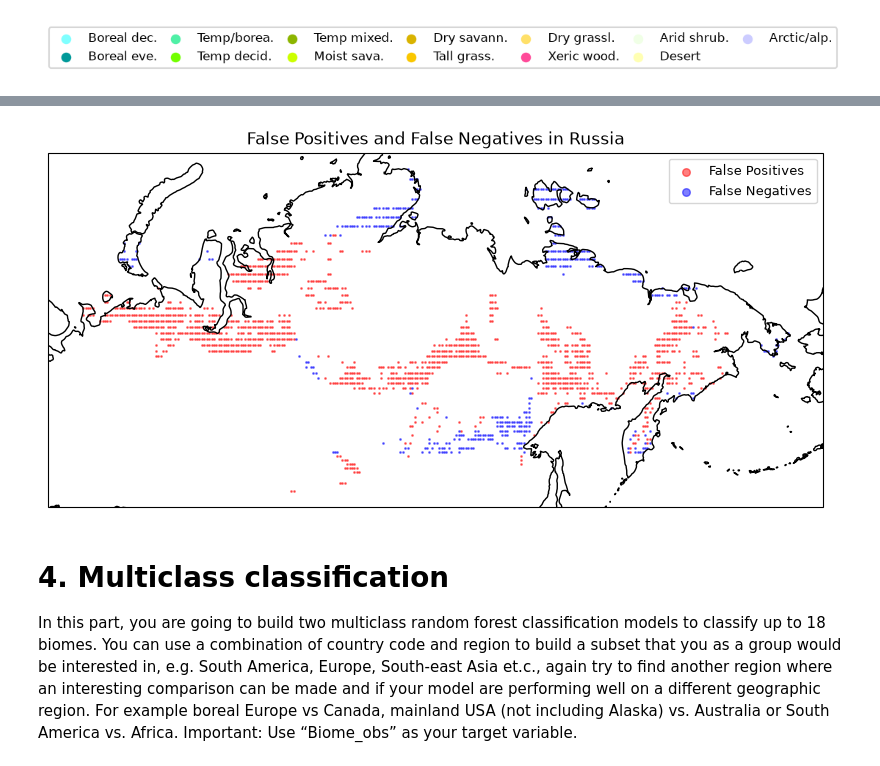
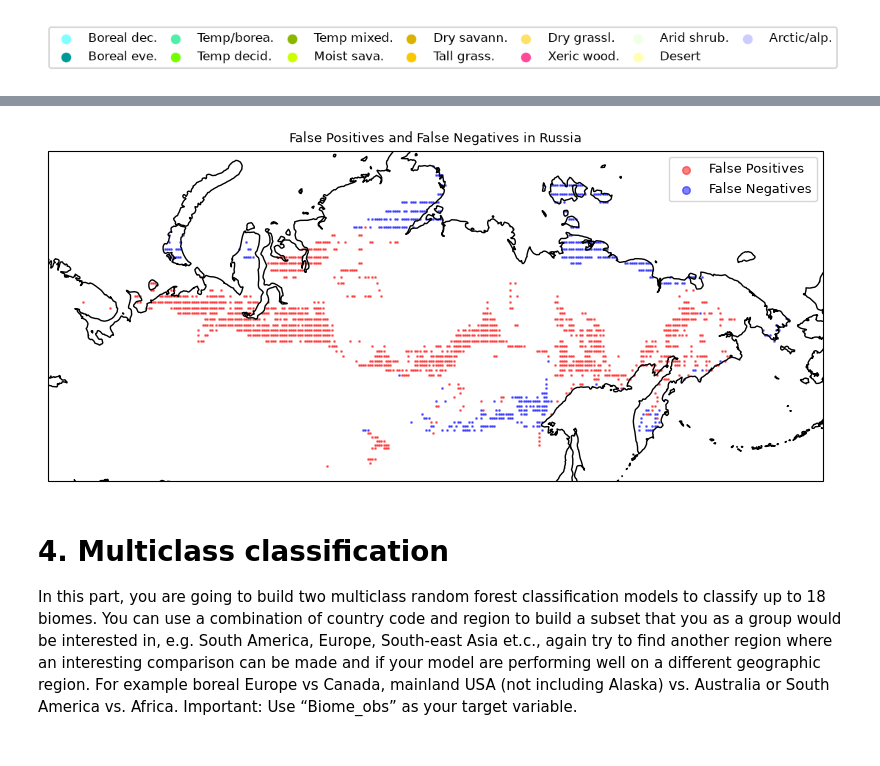
Before and after one commit to AndreaRaaschou/BERN01, a Jupyter notebook: biome_project/Hugo/main.ipynb, the cells around one changed output, grey strips where cells are left out. Cells and saved outputs as stored; diff of their text form; code cells hidden in the pictures.

```diff
--- a/biome_project/Hugo/main.ipynb
+++ b/biome_project/Hugo/main.ipynb
@@ -509,30 +516,30 @@ NameError: name 'X_test' is not defined
 # %%
 # Remake the same plot, but with the model that has median and soil features removed
 fig, ax = plt.subplots(figsize=(10, 5), subplot_kw=dict(projection=proj_russia))
 
-X_test3 = X_test[bin_class3.feature_names_in_] # Select only the features that were used in the model with median and soil features removed
+X_test3 = X_russia_test[bin_class3.feature_names_in_] # Select only the features that were used in the model with median and soil features removed
 
 y_pred3 = bin_class3.predict(X_test3)
-fp = (y_pred3 == 1) & (y_test == 0)
-fn = (y_pred3 == 0) & (y_test == 1)
+fp = (y_pred3 == 1) & (y_russia_test == 0)
+fn = (y_pred3 == 0) & (y_russia_test == 1)
 fp_df = russia_df.filter(fp)
 fn_df = russia_df.filter(fn)
 
 ax.scatter(fp_df["Lon"].to_numpy(), fp_df["Lat"].to_numpy(), color="red",
 s=1, alpha=0.5, transform=proj, label="False Positives")
 ax.scatter(fn_df["Lon"].to_numpy(), fn_df["Lat"].to_numpy(), color="blue",
 s=1, alpha=0.5, transform=proj, label="False Negatives")
 
 ax.coastlines()
 
 legend = ax.legend(fontsize=9)
 for handle in legend.legend_handles:
     handle.set_sizes([30])
 
 plt.title("False Positives and False Negatives in Russia")
 plt.show()
 # %% [output]
-[figure, old version]
+[figure, new version]
 # %% [markdown]
 # 4. Multiclass classification
 In this part, you are going to build two multiclass random forest classification models to
```
Also changed, not shown: parts of 5 cells of this notebook.
